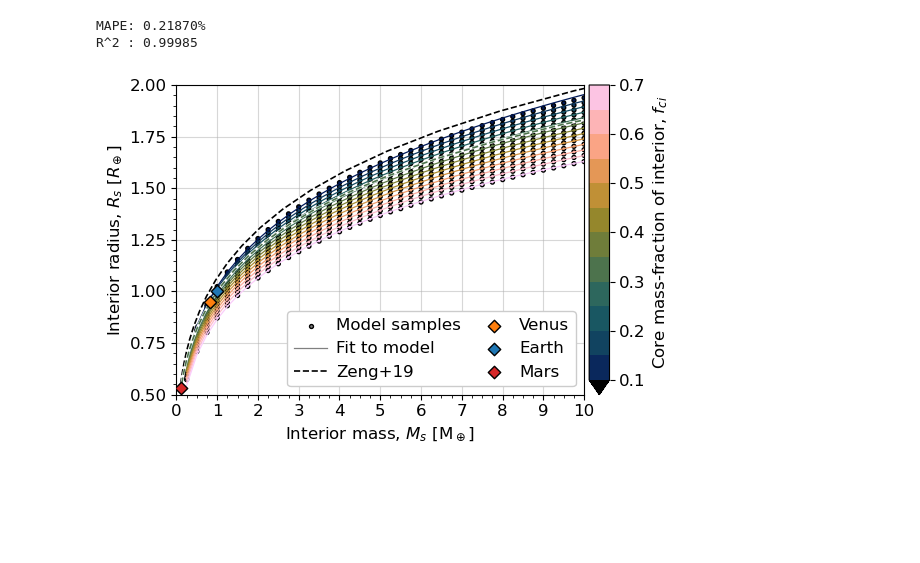
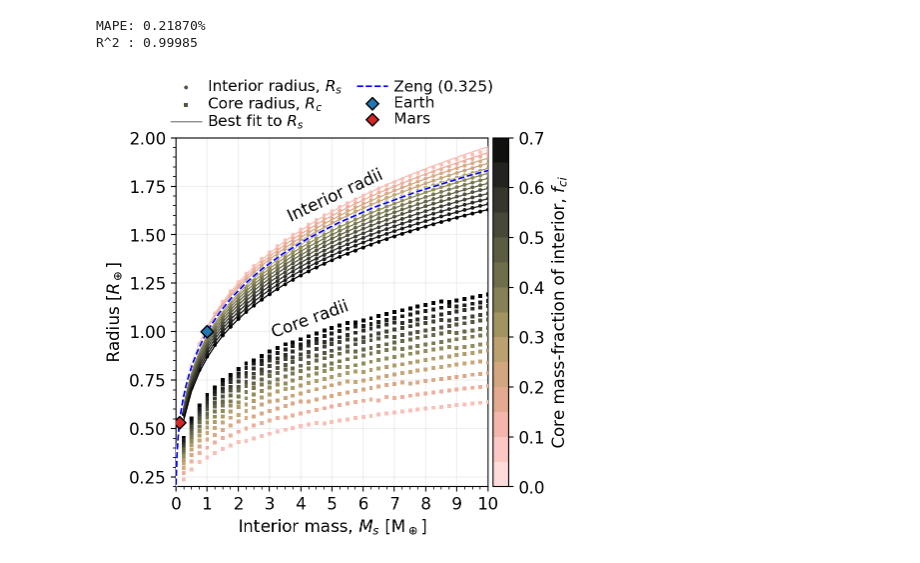
Before and after one commit to FormingWorlds/Zalmoxis, a Jupyter notebook: src/tools/paper_plot.ipynb, the cells around one changed output. Drawn from its saved outputs; the diff is of its cells as text; code cells hidden in the pictures; blank space fills up the shorter version.

Commit message:
Update paper figure

```diff
--- a/src/tools/paper_plot.ipynb
+++ b/src/tools/paper_plot.ipynb
@@ -50,9 +50,16 @@ for fname in os.listdir(output_dir):
         C = float(match.group(2))
 
         data = np.loadtxt(output_dir+fname, delimiter=' ').T
+
+        # interior radius
         radius = float(data[0][-1])
 
-        points.append([M, C, radius/R_earth])
+        # core radius, based on where mass_enclosed=mass_core
+        MC = M * C * M_earth
+        cmb = np.argmin(np.abs(data[-1] - MC))  # cmb index
+        radius_core = float(data[0][cmb])
+
+        points.append([M, C, radius/R_earth, radius_core/R_earth])
 
 # These are not sorted
 points = np.array(points)
@@ -124,31 +131,35 @@ MAPE: 0.21870%
 R^2 : 0.99985
 # %%
 
-cmin = 0.1
+cmin = 0.0
 cmax = 0.7
 
-cmap = deepcopy(cmcrameri.cm.batlow)
-cmap.set_under('k')
+cmap = deepcopy(cmcrameri.cm.turku_r)
+# cmap.set_under('k')
 # cmap.set_over('r')
 
 norm = mpl.colors.Normalize(vmin=cmin, vmax=cmax)
 sm = cm.ScalarMappable(norm=norm, cmap=cmap)
 
 # Plot: for each mass and core fraction, give radius
-fig,ax = plt.subplots(figsize=(6,4))
+fig,ax = plt.subplots(figsize=(5,5))
 
 # Model samples
 s = 8
-ax.scatter([],[], s=s, color='grey', label="Model samples", edgecolors='k')
-x, y, c = [], [], []
-for p in points:
-    x.append(p[0])
-    y.append(p[2])
-    c.append(sm.to_rgba(p[1]))
-ax.scatter(x, y, color=c, zorder=5, edgecolors='k', s=s)
+ec = 'none'
+x, c, y1, y2 = [], [], [], []
+for i in np.argsort(points[:,0]):
+    p = points[i]
+    x.append(p[0])  # mass
+    c.append(sm.to_rgba(p[1]))  # core frac
+    y1.append(p[2])  # calculated Rs
+    y2.append(p[3])  # calculated Rc
+
+ax.scatter(x, y1, color=c, zorder=5, edgecolors=ec, s=s, marker='o', label="Interior radius, $R_s$")
+ax.scatter(x, y2, color=c, zorder=5, edgecolors=ec, s=s, marker='s', label="Core radius, $R_c$")
 
 # Show fitted curve
-ax.plot(    [],[],lw=0.9, color='grey', label="Fit to model", ls='solid')
+ax.plot(    [],[],lw=0.9, color='grey', label="Best fit to $R_s$", ls='solid')
 for i,c_tst in enumerate(core_unique):
     m_arr = np.linspace(np.amin(mass_unique), np.amax(mass_unique), 40)
     r_arr = [fit((m,c_tst), *popt) for m in m_arr]
@@ -157,47 +168,49 @@ for i,c_tst in enumerate(core_unique):
 # Zeng2019 curves
 pez = [pe.Stroke(linewidth=4, foreground='k'), pe.Normal()]
 lwz = 1.2
-ax.plot(zeng_sil[0], zeng_sil[1], zorder=301, ls='solid',  lw=lwz*1.6, color='w')
-ax.plot(zeng_sil[0], zeng_sil[1], zorder=302, ls='dashed', lw=lwz,color=sm.to_rgba(0.0), label="Zeng+19")
-ax.plot(zeng_mix[0], zeng_mix[1], zorder=311, ls='solid',  lw=lwz*1.6, color='w')
-ax.plot(zeng_mix[0], zeng_mix[1], zorder=312, ls='dashed', lw=lwz, color=sm.to_rgba(0.325))
+# ax.plot(zeng_sil[0], zeng_sil[1], zorder=11, ls='solid',  lw=lwz*1.6, color='w')
+# ax.plot(zeng_sil[0], zeng_sil[1], zorder=12, ls='dashed', lw=lwz,color=sm.to_rgba(0.0), label="Zeng+19")
+ax.plot(zeng_mix[0], zeng_mix[1], zorder=11, ls='solid',  lw=lwz*1.6, color='w')
+ax.plot(zeng_mix[0], zeng_mix[1], zorder=12, ls='dashed', lw=lwz, color='blue', label=r"Zeng (0.325)")
 
 # Known planets (radius/km, mass/1e24kg)
 # https://ssd.jpl.nasa.gov/planets/phys_par.html
 planets = {
     # "Mercury": [2439.4, 0.33010, 'grey'],
-    "Venus":   [6051.8, 4.86731, 'tab:orange'],
+    # "Venus":   [6051.8, 4.86731, 'tab:orange'],
     "Earth":   [6371.0, 5.97217, 'tab:blue'],
     "Mars":    [3389.5, 0.64169, 'tab:red']
 }
 for p,v in planets.items():
     ax.scatter(v[1]*1e24/M_earth, v[0]*1e3/R_earth, label=p, zorder=900, s=40, marker='D', edgecolors='k', color=v[2])
 
 ax.set_xlabel(r'Interior mass, $M_s$ [M$_\oplus$]')
 ax.set_xlim(left=0, right=10)
 ax.xaxis.set_major_locator(mpl.ticker.MultipleLocator(1.0))
 ax.xaxis.set_minor_locator(mpl.ticker.MultipleLocator(0.25))
 
-ax.set_ylabel(r'Interior radius, $R_s$ [$R_\oplus$]')
-ax.set_ylim(bottom=0.50, top=2.0)
+ax.set_ylabel(r'Radius [$R_\oplus$]')
+ax.set_ylim(bottom=0.2, top=2.0)
 ax.yaxis.set_major_locator(mpl.ticker.MultipleLocator(0.25))
 ax.yaxis.set_minor_locator(mpl.ticker.MultipleLocator(0.05))
 
-ax.legend(framealpha=1, loc='lower right', ncol=2,
-          handletextpad=0.5, columnspacing=1.0)
+ax.text(3.5,1.55,"Interior radii", zorder=99, rotation=25, ha='left', va='bottom')
+ax.text(3,0.95,"Core radii", zorder=99, rotation=20, ha='left', va='bottom')
 
-ax.grid(zorder=-10, alpha=0.5)
+ax.legend(frameon=False, loc='lower center', ncol=2,  labelspacing=0.1, borderpad=0, fontsize=11,
+          handletextpad=0.4, columnspacing=1.0, bbox_to_anchor=(0.5, 1))
+
+ax.grid(zorder=-10, alpha=0.2)
 
 cax =  make_axes_locatable(ax).append_axes("right", size="5%",pad=0.05)
 bnd = np.arange(cmin,cmax+0.05,0.05)
 tck = np.arange(cmin,cmax+0.1,0.1)
 cb = fig.colorbar(sm, cax=cax, label=r"Core mass-fraction of interior, $f_{ci}$",
-                  boundaries=bnd, ticks=tck,
-                  extend='min')
+                  boundaries=bnd, ticks=tck)
 cb.ax.set_ylim(bottom=cmin, top=cmax)
 
 fig.tight_layout()
 plt.show()
 fig.savefig(output_dir+"interior.pdf", bbox_inches='tight')
 # %% [output]
-[figure, old version]
+[figure, new version]
```
Also changed, not shown: parts of 2 cells of this notebook.
